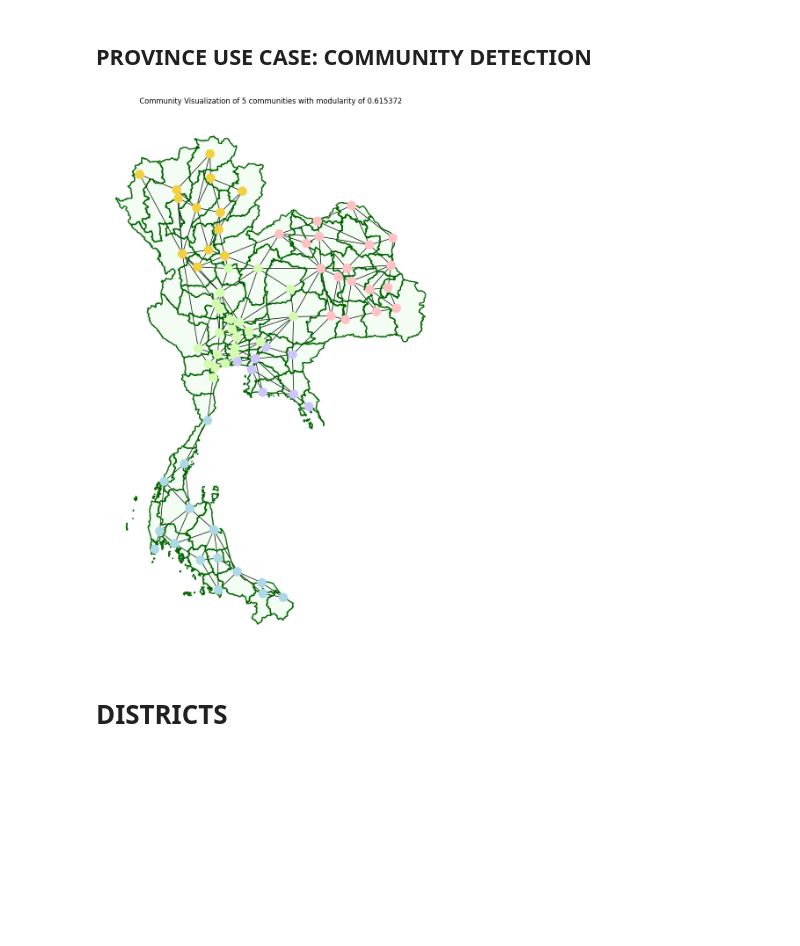
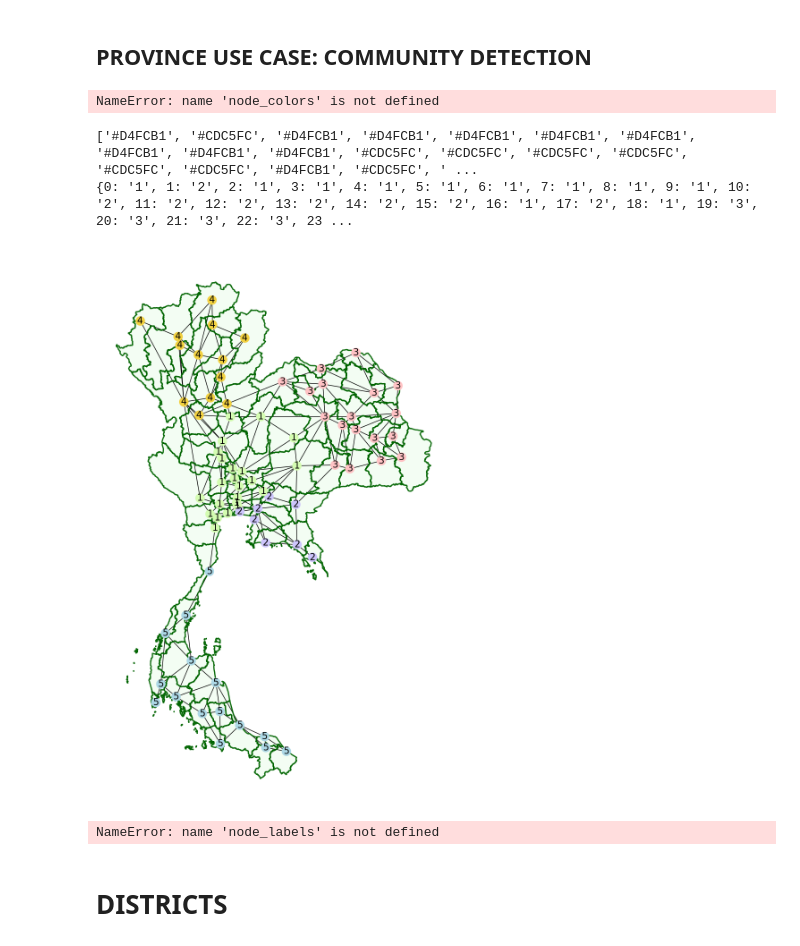
Before and after one commit to wtepsan/Adjacency-and-Distance-Matrix-of-Thailand, a Jupyter notebook: main_application_ENG.ipynb, the cells around one changed output. Cells and saved outputs as stored; diff of their text form; code cells hidden in the pictures; blank space fills up the shorter version.

```diff
--- a/main_application_ENG.ipynb
+++ b/main_application_ENG.ipynb
@@ -355,6 +355,10 @@ plt.show()
 [figure]
 # %% [markdown]
 ## PROVINCE USE CASE: COMMUNITY DETECTION
+# %%
+node_colors
+# %% [output]
+NameError: name 'node_colors' is not defined
 # %%
 import networkx as nx
 import pandas as pd
@@ -375,63 +379,91 @@ modularity_df = pd.DataFrame(
 )
 
 
+# def create_community_node_colors(graph, communities):
+#     number_of_colors = len(communities[0])
+#     colors = ["#D4FCB1", "#CDC5FC", "#FFC2C4", "#F2D140", "lightblue"][:number_of_colors]
+#     node_colors = []
+#     for node in graph:
+#         current_community_index = 0
+#         for community in communities:
+#             if node in community:
+#                 node_colors.append(colors[current_community_index])
+#                 break
+#             current_community_index += 1
+#     return node_colors
+
+
 def create_community_node_colors(graph, communities):
     number_of_colors = len(communities[0])
     colors = ["#D4FCB1", "#CDC5FC", "#FFC2C4", "#F2D140", "lightblue"][:number_of_colors]
     node_colors = []
+    node_labels = dict()
     for node in graph:
         current_community_index = 0
         for community in communities:
             if node in community:
                 node_colors.append(colors[current_community_index])
+                node_labels[node] = str(current_community_index+1)
                 break
             current_community_index += 1
-    return node_colors
+    return node_colors, node_labels
+
 
 def visualize_communities(graph, communities):
-    node_colors = create_community_node_colors(graph, communities)
+    node_colors, node_labels = create_community_node_colors(graph, communities)
+    print(node_colors)
+    print(node_labels)
     modularity = round(nx.community.modularity(graph, communities), 6)
-    title = f"Community Visualization of {len(communities)} communities with modularity of {modularity}"
     # pos = nx.spring_layout(graph, k=0.3, iterations=50, seed=2)
     # plt.subplot(3, 1, i)
-    plt.title(title)
+
+    # title = f"Community Visualization of {len(communities)} communities with modularity of {modularity}"
+    # plt.title(title)
+
     nx.draw(
         graph,
         pos=positions,
         node_size=200,
         node_color=node_colors,
-        with_labels=False,
-        font_size=20,
+        with_labels=True,
+        labels=node_labels,
+        font_size=15,
         font_color="black",
     )
 
 fig, ax = plt.subplots(figsize=(10, 16))
 
 for i in range(len(provinces['pv_tn'])):
     geom = provinces["geometry"][i]
     pv_name = provinces['pv_tn'][i]
 
     # fillcolor = mcolors.to_hex(cmap(i))
     plot_settings = {'color': fillcolor, 'alpha': 0.1}
 
     if geom.geom_type == 'Polygon':
         x, y = geom.exterior.xy
         ax.plot(x, y, color='darkgreen', alpha=0.95,  linewidth=2)
         ax.fill(x, y, **plot_settings)
 
 
     elif geom.geom_type == 'MultiPolygon':
         for polygon in geom.geoms:
             x, y = polygon.exterior.xy
             ax.plot(x, y, color='darkgreen', alpha=0.95, linewidth=2)
             # plot_settings = {'color': fillcolor, 'alpha': 0.1}
             ax.fill(x, y, **plot_settings)
 
 visualize_communities(G, communities[3])
 
 plt.show()
 # %% [output]
+['#D4FCB1', '#CDC5FC', '#D4FCB1', '#D4FCB1', '#D4FCB1', '#D4FCB1', '#D4FCB1', '#D4FCB1', '#D4FCB1', '#D4FCB1', '#CDC5FC', '#CDC5FC', '#CDC5FC', '#CDC5FC', '#CDC5FC', '#CDC5FC', '#D4FCB1', '#CDC5FC', ' ...
+{0: '1', 1: '2', 2: '1', 3: '1', 4: '1', 5: '1', 6: '1', 7: '1', 8: '1', 9: '1', 10: '2', 11: '2', 12: '2', 13: '2', 14: '2', 15: '2', 16: '1', 17: '2', 18: '1', 19: '3', 20: '3', 21: '3', 22: '3', 23 ...
-[figure, old version]
+[figure, new version]
+# %%
+node_labels
+# %% [output]
+NameError: name 'node_labels' is not defined
 # %% [markdown]
 # DISTRICTS
 # %% [markdown]
```
Also changed, not shown: parts of 2 cells of this notebook, 3 other files.
